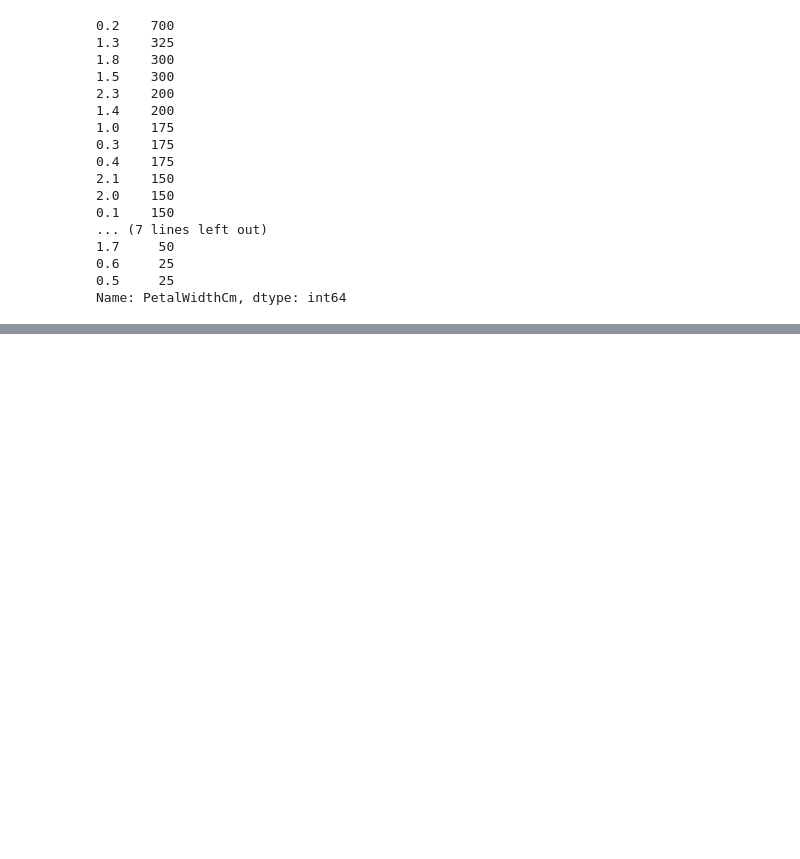
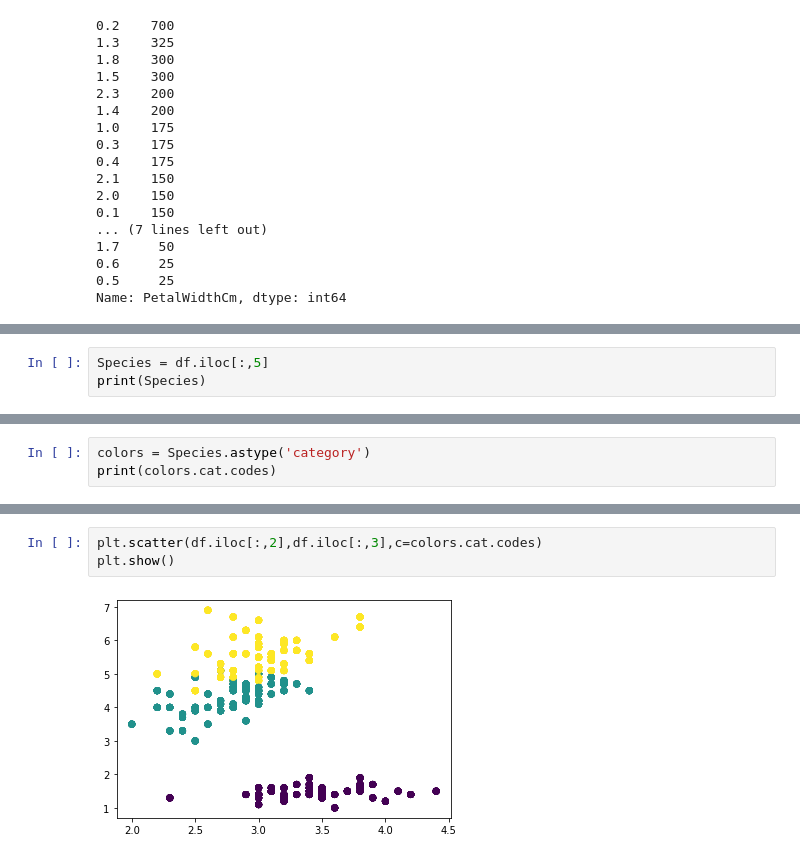
Before and after one commit to louisadam21/Repo_G1_Dataset_2_flower, a Jupyter notebook: projetFlower.ipynb, the cells around one changed output, grey strips where cells are left out. Cells and saved outputs as stored; diff of their text form; blank space fills up the shorter version.

```diff
--- a/projetFlower.ipynb
+++ b/projetFlower.ipynb
@@ -159,0 +203,3 @@ df
+# %%
+Species = df.iloc[:,5]
+print(Species)
@@ -159,0 +219,3 @@ df
+# %%
+colors = Species.astype('category')
+print(colors.cat.codes)
@@ -159,0 +235,5 @@ df
+# %%
+plt.scatter(df.iloc[:,2],df.iloc[:,3],c=colors.cat.codes)
+plt.show()
+# %% [output]
+[figure, added]
```
Also changed, not shown: parts of 14 cells of this notebook.
